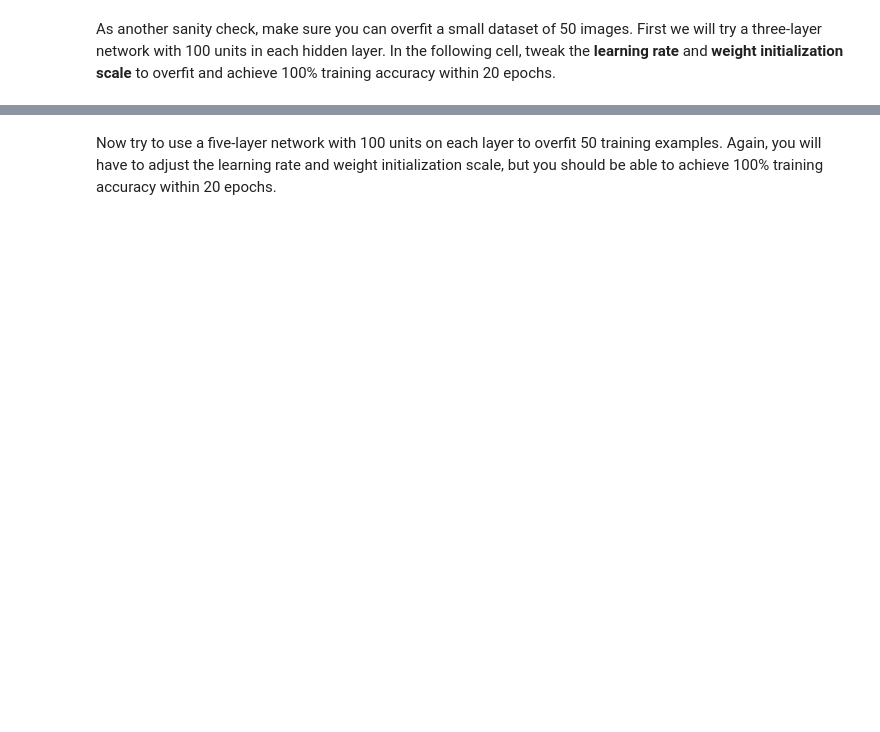
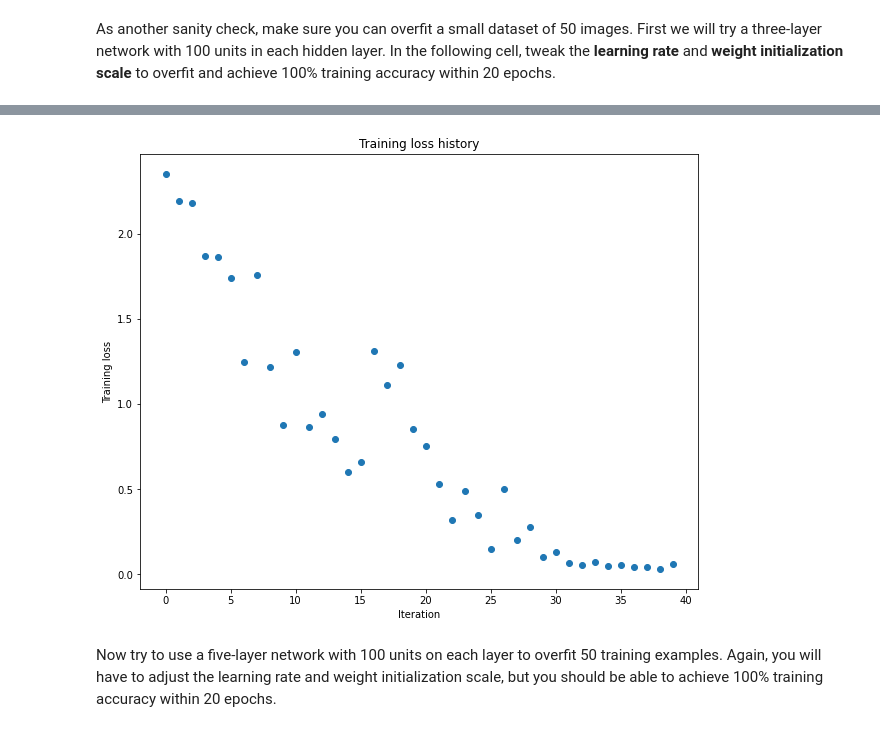
Before and after one commit to camilomarino/Obligatorios_DLVIS_2020, a Jupyter notebook: assignment2_jupyter/FullyConnectedNets.ipynb, the cells around one changed output, grey strips where cells are left out. Saved outputs shown, nothing was run; the diff lists cells and outputs as text; code cells hidden in the pictures; blank space fills up the shorter version.

```diff
--- a/assignment2_jupyter/FullyConnectedNets.ipynb
+++ b/assignment2_jupyter/FullyConnectedNets.ipynb
@@ -366,20 +481,31 @@ small_data = {
 }
 
 weight_scale = 1e-2   # Experiment with this!
-learning_rate = 1e-4  # Experiment with this!
+learning_rate = 1e-2  # Experiment with this!
+
+# Se probo en la siguiente grilla y se obtuvo que con ws=1e-2 y
+# lr=1e-2 se tenia overfiting con 100% en train. Por simplicidad
+# y prolijidad se comentan las lineas correspondientes a esta
+# busqueda
+# for weight_scale in [1e-1, 1e-2, 1e-3, 1e-4, 1e-5]:
+#     for learning_rate in [1e-1, 1e-2, 1e-3, 1e-4, 1e-5]:
+
+print(f'weight_scale = {weight_scale}\t learning_rate = {learning_rate}\n')
 model = FullyConnectedNet([100, 100],
               weight_scale=weight_scale, dtype=np.float64)
 solver = Solver(model, small_data,
-                print_every=10, num_epochs=20, batch_size=25,
+                print_every=100, num_epochs=20, batch_size=25,
                 update_rule='sgd',
                 optim_config={
                   'learning_rate': learning_rate,
                 }
          )
 solver.train()
+print('-'*50,'\n\n')
 
 plt.plot(solver.loss_history, 'o')
 plt.title('Training loss history')
 plt.xlabel('Iteration')
 plt.ylabel('Training loss')
 plt.show()
+# %% [output]
@@ -386,3 +529,4 @@ plt.show()
+[figure, added]
 # %% [markdown]
 Now try to use a five-layer network with 100 units on each layer to overfit 50 training examples. Again, you will have to adjust the learning rate and weight initialization scale, but you should be able to achieve 100% training accuracy within 20 epochs.
 # %%
```
Also changed, not shown: parts of 19 cells of this notebook, 3 other files.
